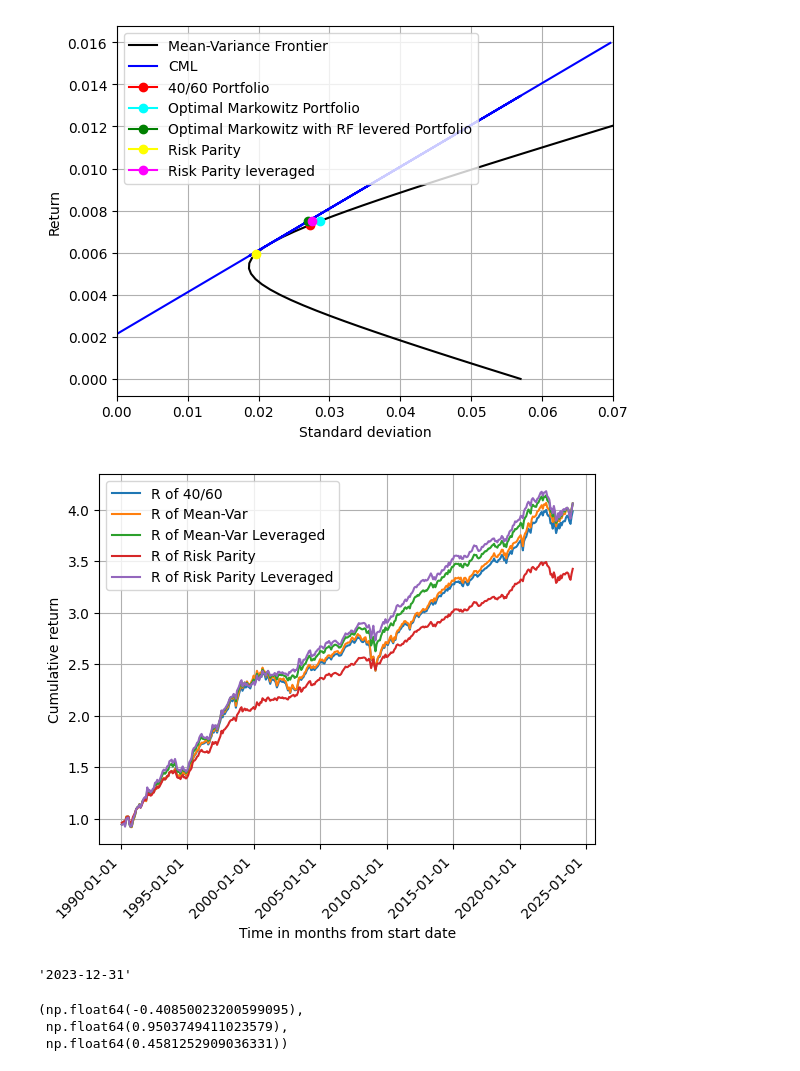
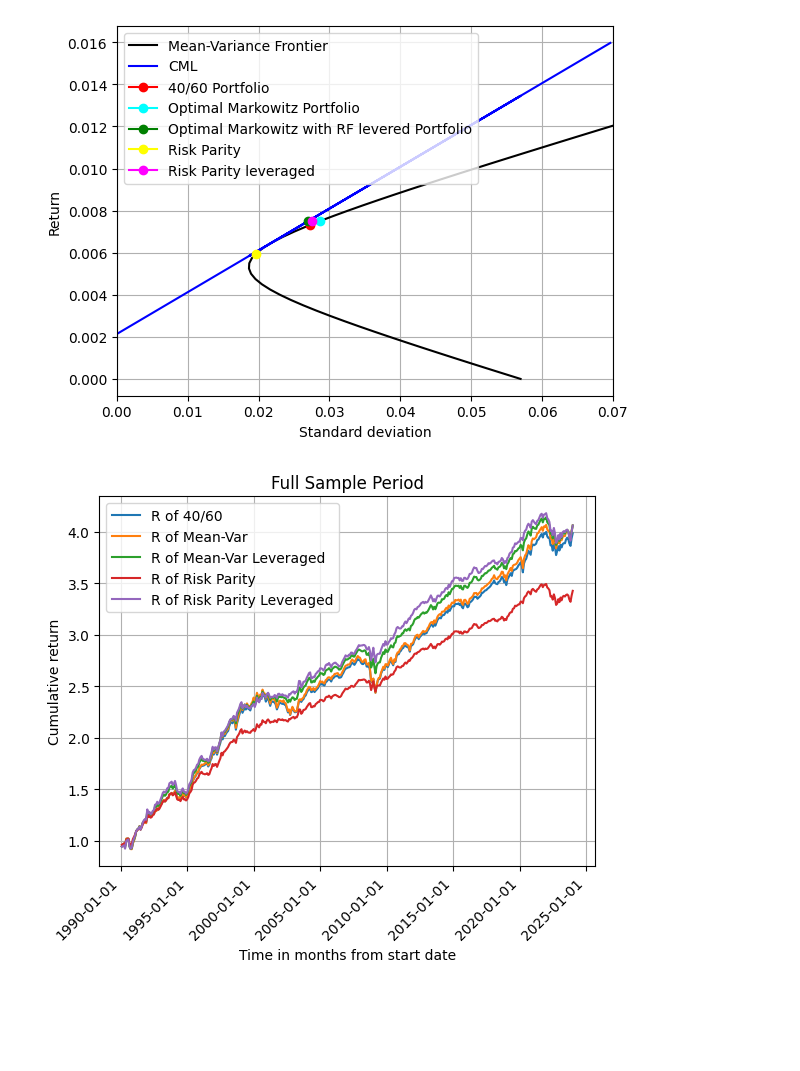
Before and after one commit to andreas-eklundh/Asset_allocation, a Jupyter notebook: Task_1.ipynb, the cells around one changed output. Saved outputs shown, nothing was run; the diff lists cells and outputs as text; code cells hidden in the pictures; blank space fills up the shorter version.

Commit message:
fixing backtest_naive

```diff
--- a/Task_1.ipynb
+++ b/Task_1.ipynb
@@ -259,34 +259,24 @@ plt.show()
 [figure]
 # %%
 # test of backtest.
-test ,w0t,w1t,w2t= bt.backtest_naive(data, mu_target=mu_target)
+test,w0t,w1t,w2t= bt.backtest_naive(data, mu_target=mu_target)
 
-["R_40/60", "R_MV", "R_MVL", "R_RP", "R_RPL"]
-time = pd.date_range(data["Date"][0],data["Date"][len(data["Date"]) -1 ], freq = 'ME')
+time = pd.date_range(test["Date"][0],test["Date"][len(test["Date"]) -1 ], freq = 'ME')
 fig, ax = plt.subplots()
-ax.plot(time,data["R_40/60"], label="R of 40/60")
-ax.plot(time,data["R_MV"], label="R of Mean-Var")
-ax.plot(time,data["R_MVL"], label="R of Mean-Var Leveraged")
-ax.plot(time,data["R_RP"], label="R of Risk Parity")
-ax.plot(time,data["R_RPL"], label="R of Risk Parity Leveraged")
+ax.plot(time,test["R_40/60"], label="R of 40/60")
+ax.plot(time,test["R_MV"], label="R of Mean-Var")
+ax.plot(time,test["R_MVL"], label="R of Mean-Var Leveraged")
+ax.plot(time,test["R_RP"], label="R of Risk Parity")
+ax.plot(time,test["R_RPL"], label="R of Risk Parity Leveraged")
 ax.xaxis.set_major_locator(mdates.YearLocator(5))  # Set a tick at the start of every year
 ax.xaxis.set_major_formatter(mdates.DateFormatter('%Y-%m-%d'))
 plt.legend()
 plt.grid()
 plt.xticks(rotation=45, ha='right')
 
 plt.xlabel("Time in months from start date")
 plt.ylabel("Cumulative return")
+plt.title("Full Sample Period")
 plt.show()
 # %% [output]
-[figure, old version]
+[figure, new version]
-# %%
-data["Date"][len(data["Date"]) -1 ]
-# %% [output]
-'2023-12-31'
-# %%
-w0t*test["R_RPL"][len(data["Date"]) -2],w1t*test["R_RPL"][len(data["Date"]) -2],w2t * test["R_RPL"][len(data["Date"]) -2]
-# %% [output]
-(np.float64(-0.40850023200599095),
- np.float64(0.9503749411023579),
- np.float64(0.4581252909036331))
```
Also changed, not shown: parts of 3 cells of this notebook, 2 other files.
